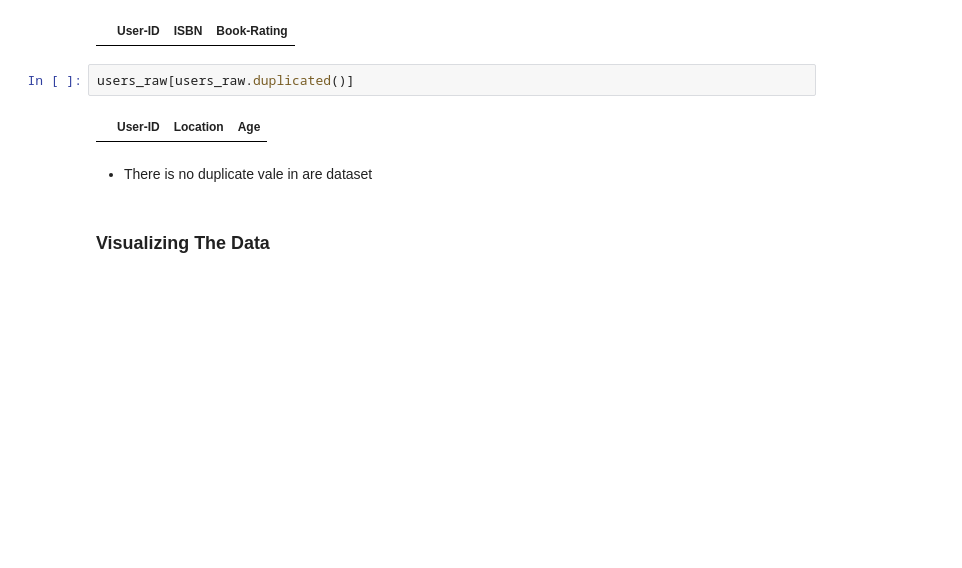
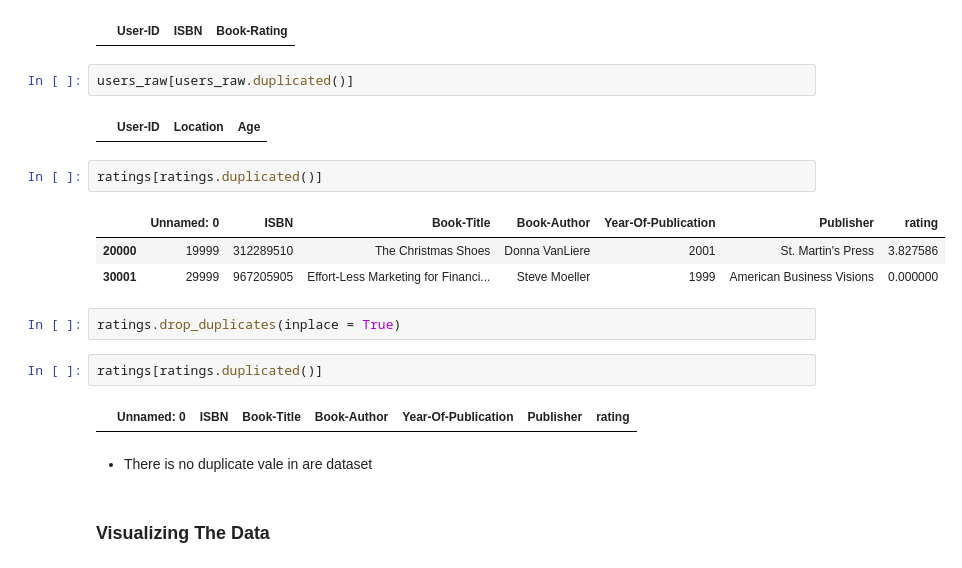
Before and after one commit to kunal-mallick/Book_Recommendation, a Jupyter notebook: Data Preprocessing & EDA/EDA.ipynb, the cells around one changed output. Saved outputs shown, nothing was run; the diff lists cells and outputs as text; blank space fills up the shorter version.

```diff
--- a/Data Preprocessing & EDA/EDA.ipynb
+++ b/Data Preprocessing & EDA/EDA.ipynb
@@ -244,6 +282,18 @@ ratings_raw[ratings_raw.duplicated()]
 users_raw[users_raw.duplicated()]
 # %% [output]
 |  | User-ID | Location | Age |
+# %%
+ratings[ratings.duplicated()]
+# %% [output]
+|  | Unnamed: 0 | ISBN | Book-Title | Book-Author | Year-Of-Publication | Publisher | rating |
+| 20000 | 19999 | 312289510 | The Christmas Shoes | Donna VanLiere | 2001 | St. Martin's Press | 3.827586 |
+| 30001 | 29999 | 967205905 | Effort-Less Marketing for Financi... | Steve Moeller | 1999 | American Business Visions | 0.000000 |
+# %%
+ratings.drop_duplicates(inplace = True)
+# %%
+ratings[ratings.duplicated()]
+# %% [output]
+|  | Unnamed: 0 | ISBN | Book-Title | Book-Author | Year-Of-Publication | Publisher | rating |
 # %% [markdown]
 - There is no duplicate vale in are dataset
 # %% [markdown]
```
Also changed, not shown: parts of 28 cells of this notebook.
